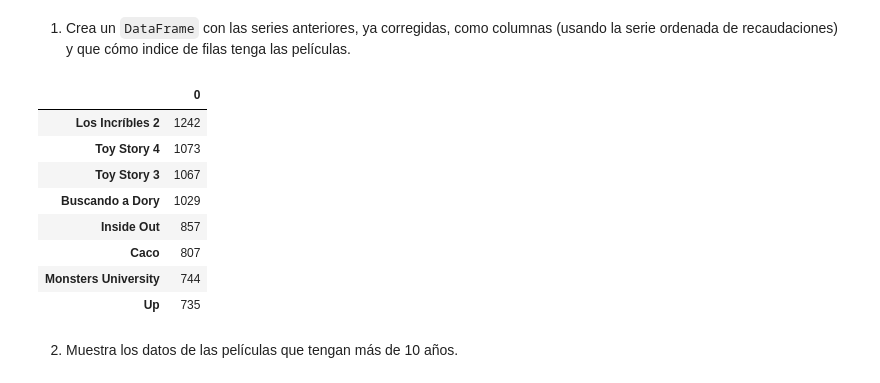
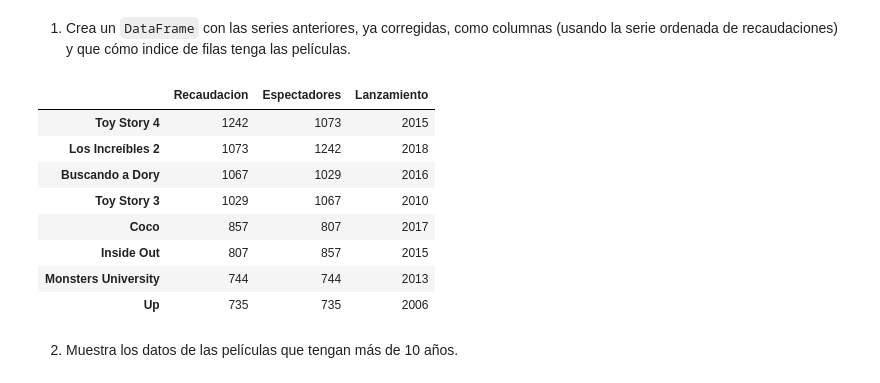
Before and after one commit to MariaRepository/ONLINE_DS_THEBRIDGE_MariaFernandez, a Jupyter notebook: 02_Programacion_y_Herramientas_Avanzadas/Sprint_04/Unidad_01/Practica_Obligatoria/18_Practica_Obligatoria_Pandas_I.ipynb, the cells around one changed output. Drawn from its saved outputs; the diff is of its cells as text; code cells hidden in the pictures.

```diff
--- a/02_Programacion_y_Herramientas_Avanzadas/Sprint_04/Unidad_01/Practica_Obligatoria/18_Practica_Obligatoria_Pandas_I.ipynb
+++ b/02_Programacion_y_Herramientas_Avanzadas/Sprint_04/Unidad_01/Practica_Obligatoria/18_Practica_Obligatoria_Pandas_I.ipynb
@@ -207,20 +227,20 @@ print(serieespectadores_corregida)
 # #2 DataFrame
 # %% [markdown]
 1. Crea un `DataFrame` con las series anteriores, ya corregidas, como columnas (usando la serie ordenada de recaudaciones) y que cómo indice de filas tenga las películas.
-# %%
-#se hace sin serie  corregida por no haber sacado el último apartado, ha desaparecido titulo columna
-dfseriescorregidas = pd.DataFrame(orden_des_recaudacion)
-dfseriescorregidas
-# %% [output]
-|  | 0 |
-| Los Incríbles 2 | 1242 |
-| Toy Story 4 | 1073 |
-| Toy Story 3 | 1067 |
-| Buscando a Dory | 1029 |
-| Inside Out | 857 |
-| Caco | 807 |
-| Monsters University | 744 |
-| Up | 735 |
+# %%
+#corrección clase
+dfpeliculas = pd.DataFrame({"Recaudacion":orden_des_recaudacion,"Espectadores":serierecaudaciones,"Lanzamiento":serielanzamiento})
+dfpeliculas
+# %% [output]
+|  | Recaudacion | Espectadores | Lanzamiento |
+| Toy Story 4 | 1242 | 1073 | 2015 |
+| Los Increíbles 2 | 1073 | 1242 | 2018 |
+| Buscando a Dory | 1067 | 1029 | 2016 |
+| Toy Story 3 | 1029 | 1067 | 2010 |
+| Coco | 857 | 807 | 2017 |
+| Inside Out | 807 | 857 | 2015 |
+| Monsters University | 744 | 744 | 2013 |
+| Up | 735 | 735 | 2006 |
 # %% [markdown]
 2. Muestra los datos de las películas que tengan más de 10 años.
 # %%
```
Also changed, not shown: parts of 19 cells of this notebook, 1 other file.
